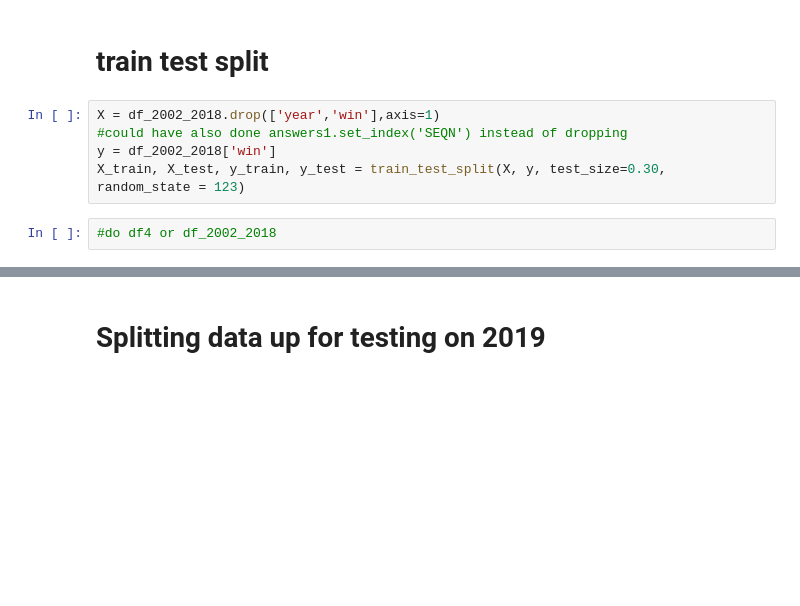
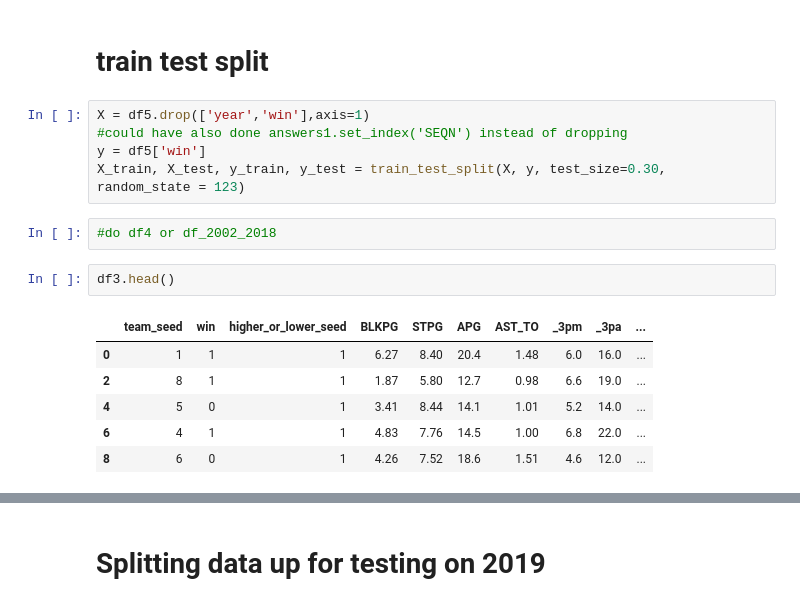
Before and after one commit to amazurek1/march_madness_predictions, a Jupyter notebook: Good_jupyter_notebooks/Modeling_data.ipynb, the cells around one changed output, grey strips where cells are left out. Saved outputs shown, nothing was run; the diff lists cells and outputs as text; blank space fills up the shorter version.

```diff
--- a/Good_jupyter_notebooks/Modeling_data.ipynb
+++ b/Good_jupyter_notebooks/Modeling_data.ipynb
@@ -289,9 +284,18 @@ df1
 # %% [markdown]
 # train test split
 # %%
-X = df_2002_2018.drop(['year','win'],axis=1)
+X = df5.drop(['year','win'],axis=1)
 #could have also done answers1.set_index('SEQN') instead of dropping
-y = df_2002_2018['win']
+y = df5['win']
 X_train, X_test, y_train, y_test = train_test_split(X, y, test_size=0.30, random_state = 123)
 # %%
 #do df4 or df_2002_2018
+# %%
+df3.head()
+# %% [output]
+|  | team_seed | win | higher_or_lower_seed | BLKPG | STPG | APG | AST_TO | _3pm | _3pa | ... |
+| 0 | 1 | 1 | 1 | 6.27 | 8.40 | 20.4 | 1.48 | 6.0 | 16.0 | ... |
+| 2 | 8 | 1 | 1 | 1.87 | 5.80 | 12.7 | 0.98 | 6.6 | 19.0 | ... |
+| 4 | 5 | 0 | 1 | 3.41 | 8.44 | 14.1 | 1.01 | 5.2 | 14.0 | ... |
+| 6 | 4 | 1 | 1 | 4.83 | 7.76 | 14.5 | 1.00 | 6.8 | 22.0 | ... |
+| 8 | 6 | 0 | 1 | 4.26 | 7.52 | 18.6 | 1.51 | 4.6 | 12.0 | ... |
```
Also changed, not shown: parts of 18 cells of this notebook, 1 other file.
